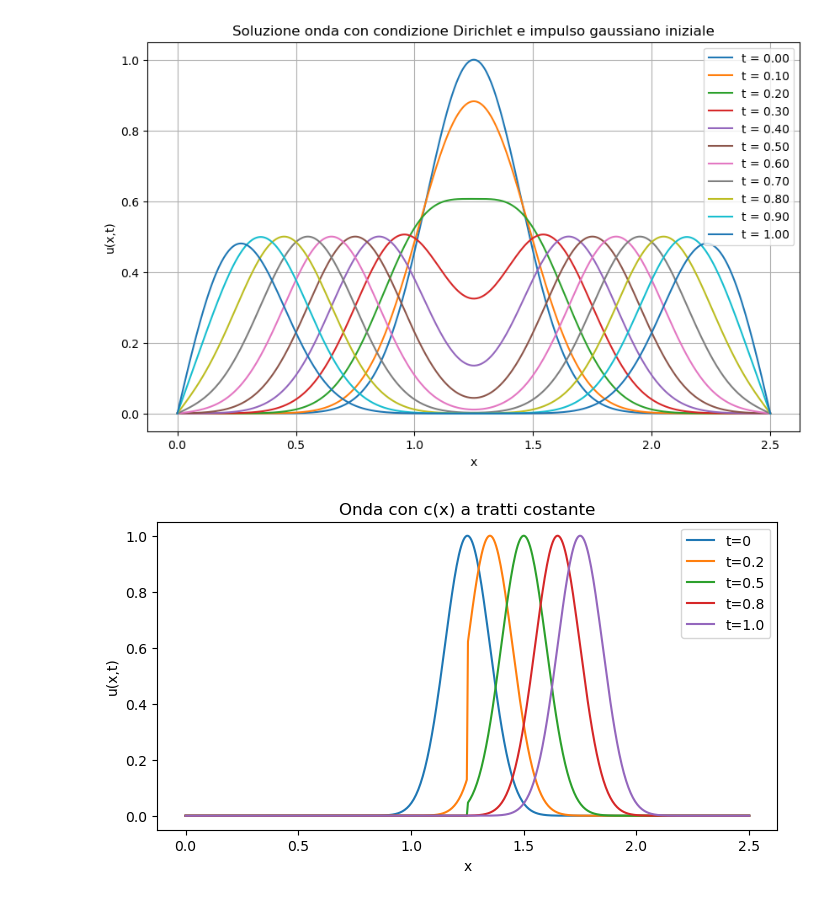
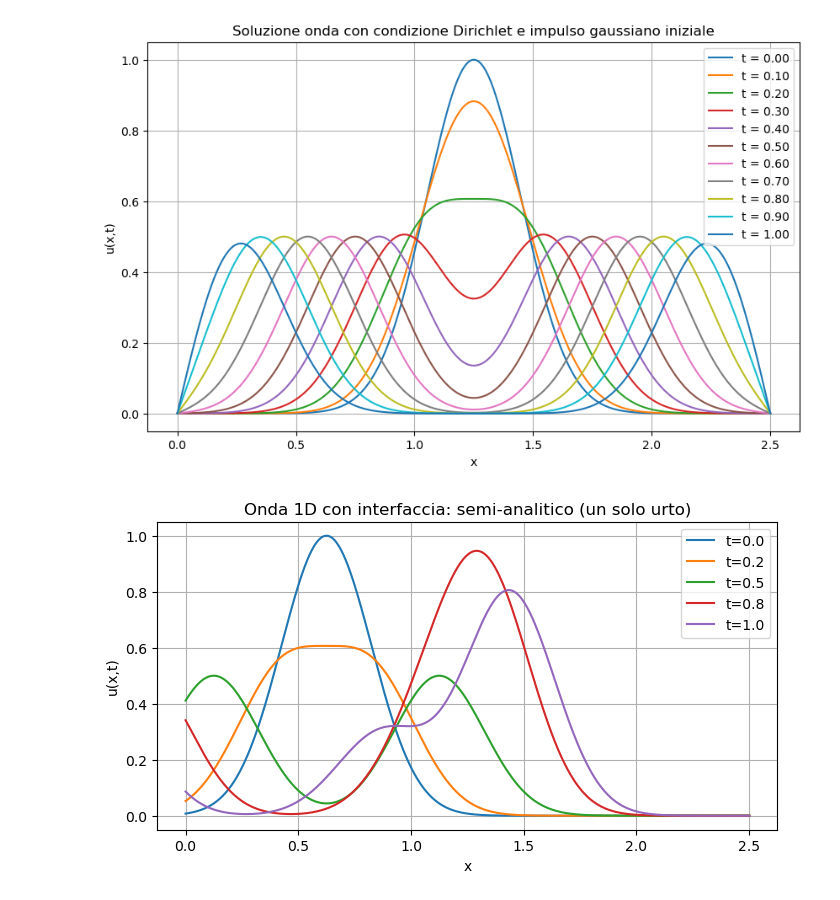
Before and after one commit to darioliotta/Quantum-Information-Project, a Jupyter notebook: colab_try.ipynb, the cells around one changed output. Saved outputs shown, nothing was run; the diff lists cells and outputs as text; code cells hidden in the pictures.

```diff
--- a/colab_try.ipynb
+++ b/colab_try.ipynb
@@ -132,47 +132,46 @@ plt.show()
 # %%
 import numpy as np
 import matplotlib.pyplot as plt
 
-# Parametri
-L = 2.5
-nx = 500
-x = np.linspace(0, L, nx)
-T = 1.0
+L   = 2.5
+x   = np.linspace(0, L, 1000)
+T   = 1.0
+x0  = L/2          # interfaccia
+c1, c2 = 1.0, 0.5
 
-c1 = 1.0
-c2 = 0.5
+def gaussian(z, sigma):
+    return np.exp(-0.5*(z/sigma)**2)
 
-# Funzione a tratti
-def c_piecewise(x):
-    return np.where(x < L/2, c1, c2)
+x_c   = L/4        # centro iniziale a sinistra dell’interfaccia
+sigma = 0.2
 
-# Soluzione approssimata: usiamo riflessioni al punto x=L/2
-# Per semplicità: onda iniziale gaussiana centrata in L/4
-def gaussian(x, x0, sigma):
-    return np.exp(-(x-x0)**2 / (2*sigma**2))
+# coefficienti di ampiezza per questa PDE: u_tt = d_x(c^2 u_x)
+rA = (c1**2 - c2**2) / (c1**2 + c2**2)
+tA = (2*c1**2)      / (c1**2 + c2**2)
 
-u0 = gaussian(x, x0=L/2, sigma=0.2)
+def u_semianalytic(x, t):
+    # componente SINISTRA (sempre presente)
+    u_left = 0.5 * gaussian(x - (x_c - c1*t), sigma)  # che viaggia verso sinistra
+    # componente DESTRA prima dell’interfaccia
+    t_hit = (x0 - x_c)/c1
+    if t <= t_hit:
+        u_right = 0.5 * gaussian(x - (x_c + c1*t), sigma)
+        u_ref = 0.0
+        u_tra = 0.0
+    else:
+        # dopo l’urto: niente più "incidente" a destra; nascono riflessa + trasmessa
+        tau = t - t_hit
+        # riflessa (torna a sinistra con c1)
+        u_ref = 0.5 * rA * gaussian(x - (x0 - c1*tau), sigma)
+        # trasmessa (prosegue a destra con c2)
+        u_tra = 0.5 * tA * gaussian(x - (x0 + c2*tau), sigma)
+        u_right = 0.0
+    return u_left + u_right + u_ref + u_tra
 
-# Evoluzione approssimata: trasporto a velocità locale
-def u_piecewise(x, t):
-    # semplice traslazione usando velocità locale
-    u = np.zeros_like(x)
-    for i, xi in enumerate(x):
-        if xi < L/2:
-            xi0 = xi - c1*t
-        else:
-            xi0 = xi - c2*t
-        u[i] = np.exp(-(xi0-L/2)**2/(2*0.1**2))
-    return u
-
-# Plot
 plt.figure(figsize=(8,4))
-for t in [0, 0.2, 0.5, 0.8, 1.0]:
-    plt.plot(x, u_piecewise(x, t), label=f"t={t}")
-plt.title("Onda con c(x) a tratti costante")
-plt.xlabel("x")
-plt.ylabel("u(x,t)")
-plt.legend()
-plt.show()
+for t in [0.0, 0.2, 0.5, 0.8, 1.0]:
+    plt.plot(x, u_semianalytic(x, t), label=f"t={t}")
+plt.title("Onda 1D con interfaccia: semi-analitico (un solo urto)")
+plt.xlabel("x"); plt.ylabel("u(x,t)"); plt.legend(); plt.grid(True); plt.show()
 # %% [output]
-[figure, old version]
+[figure, new version]
```
Also changed, not shown: parts of 1 cell of this notebook, 1 other file.
